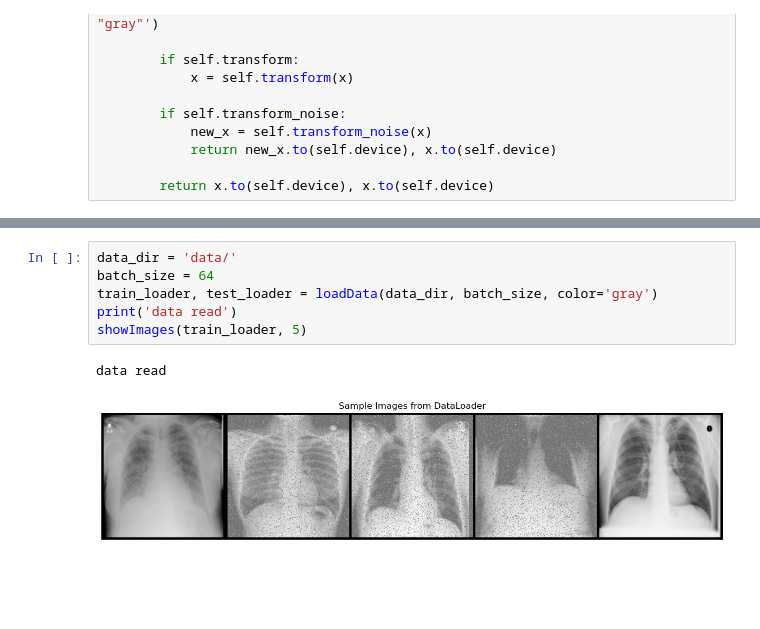
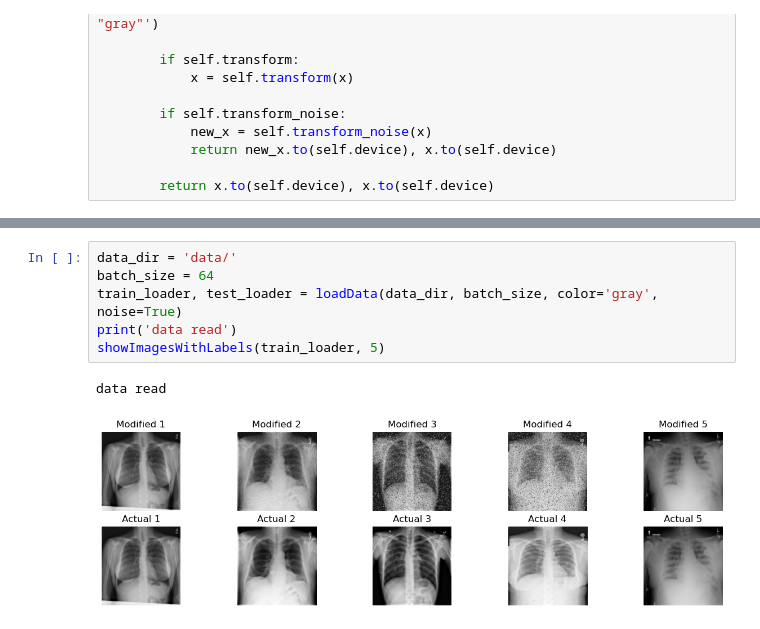
Before and after one commit to Shobhit20/MLP_Sem2, a Jupyter notebook: testing.ipynb, the cells around one changed output, grey strips where cells are left out. Drawn from its saved outputs; the diff is of its cells as text; blank space fills up the shorter version.

Commit message:
Implemented adding noise to the image in data loading pipeline

```diff
--- a/testing.ipynb
+++ b/testing.ipynb
@@ -135,9 +170,9 @@ def showImages(dataloader, num_images=5):
 # %%
 data_dir = 'data/'
 batch_size = 64
-train_loader, test_loader = loadData(data_dir, batch_size, color='gray')
+train_loader, test_loader = loadData(data_dir, batch_size, color='gray', noise=True)
 print('data read')
-showImages(train_loader, 5)
+showImagesWithLabels(train_loader, 5)
 # %% [output]
 data read
-[figure, old version]
+[figure, new version]
```
Also changed, not shown: parts of 1 cell of this notebook, 3 other files.
